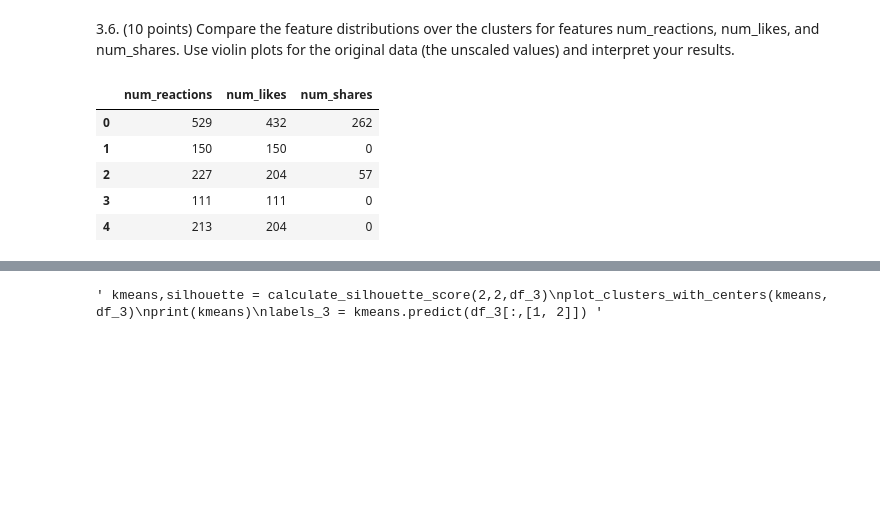
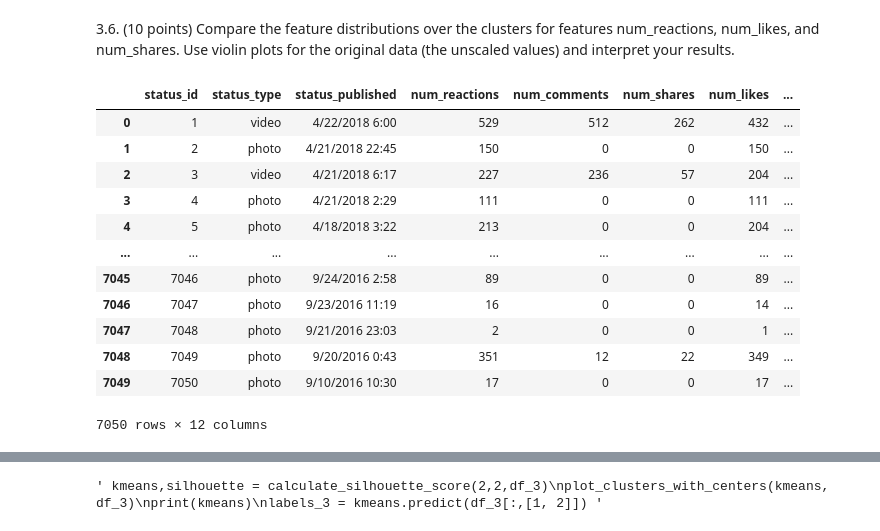
Before and after one commit to wuesten/Portfolio_1_MMS, a Jupyter notebook: portfolio_exam.ipynb, the cells around one changed output, grey strips where cells are left out. Drawn from its saved outputs; the diff is of its cells as text; code cells hidden in the pictures; blank space fills up the shorter version.

```diff
--- a/portfolio_exam.ipynb
+++ b/portfolio_exam.ipynb
@@ -358,13 +345,19 @@ plot_silhouette_score(k_min,k_max,silhouette)
 3.6. (10 points) Compare the feature distributions over the clusters for features num_reactions,
 num_likes, and num_shares. Use violin plots for the original data (the unscaled values)
 and interpret your results.
-# %%
-df_3 = df[["num_reactions", "num_likes", "num_shares"]]
-df_3.head()
-# %% [output]
-|  | num_reactions | num_likes | num_shares |
-| 0 | 529 | 432 | 262 |
-| 1 | 150 | 150 | 0 |
-| 2 | 227 | 204 | 57 |
-| 3 | 111 | 111 | 0 |
-| 4 | 213 | 204 | 0 |
+# %%
+df
+# %% [output]
+|  | status_id | status_type | status_published | num_reactions | num_comments | num_shares | num_likes | ... |
+| 0 | 1 | video | 4/22/2018 6:00 | 529 | 512 | 262 | 432 | ... |
+| 1 | 2 | photo | 4/21/2018 22:45 | 150 | 0 | 0 | 150 | ... |
+| 2 | 3 | video | 4/21/2018 6:17 | 227 | 236 | 57 | 204 | ... |
+| 3 | 4 | photo | 4/21/2018 2:29 | 111 | 0 | 0 | 111 | ... |
+| 4 | 5 | photo | 4/18/2018 3:22 | 213 | 0 | 0 | 204 | ... |
+| ... | ... | ... | ... | ... | ... | ... | ... | ... |
+| 7045 | 7046 | photo | 9/24/2016 2:58 | 89 | 0 | 0 | 89 | ... |
+| 7046 | 7047 | photo | 9/23/2016 11:19 | 16 | 0 | 0 | 14 | ... |
+| 7047 | 7048 | photo | 9/21/2016 23:03 | 2 | 0 | 0 | 1 | ... |
+| 7048 | 7049 | photo | 9/20/2016 0:43 | 351 | 12 | 22 | 349 | ... |
+| 7049 | 7050 | photo | 9/10/2016 10:30 | 17 | 0 | 0 | 17 | ... |
+7050 rows × 12 columns
```
Also changed, not shown: parts of 4 cells of this notebook.
